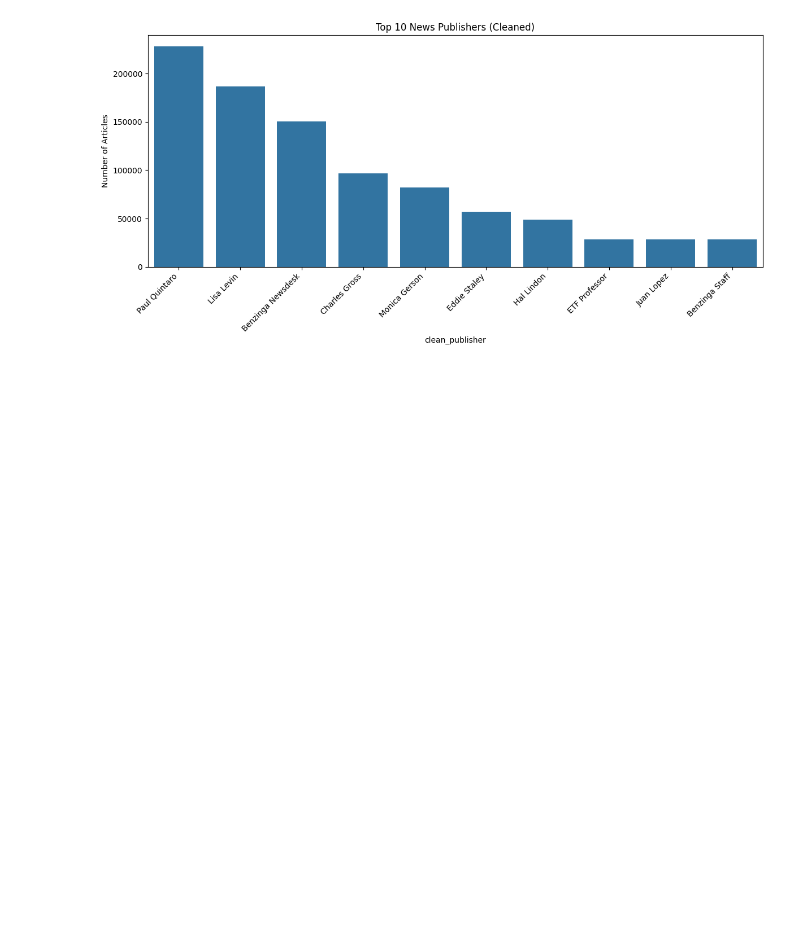
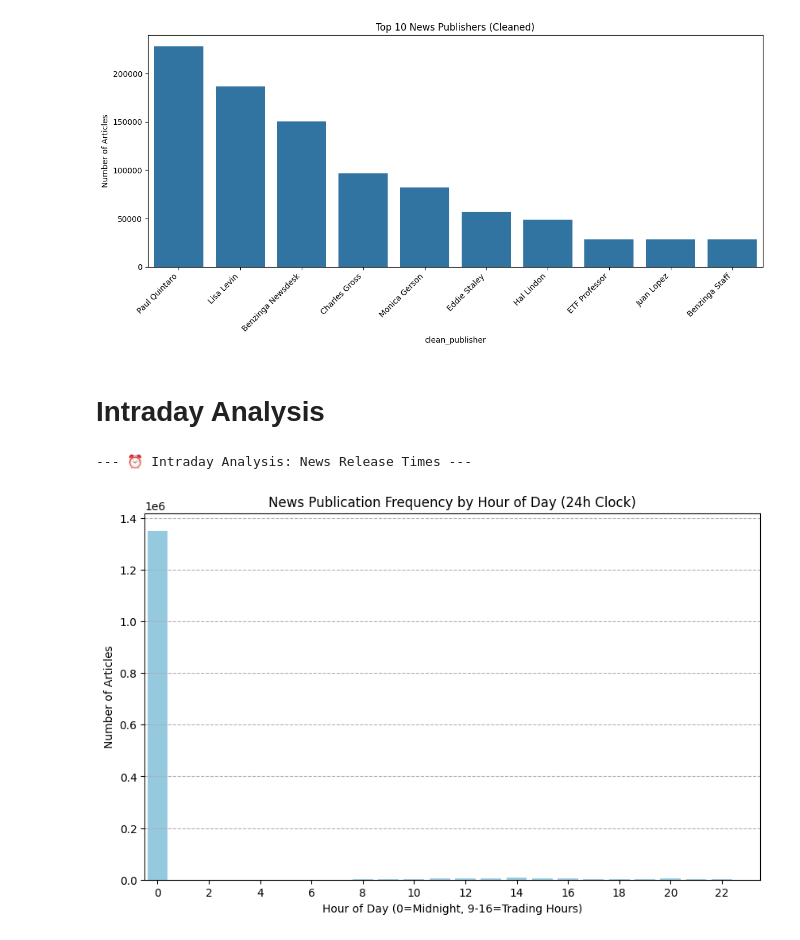
Before and after one commit to rahel-yab/Predicting-Price-Moves-with-News-Sentiment, a Jupyter notebook: notebooks/01_initial_eda.ipynb, the cells around one changed output. Cells and saved outputs as stored; diff of their text form; code cells hidden in the pictures; blank space fills up the shorter version.

Commit message:
implemented intrady analysis

```diff
--- a/notebooks/01_initial_eda.ipynb
+++ b/notebooks/01_initial_eda.ipynb
@@ -229,3 +229,27 @@ Juan Lopez            28438
 Benzinga Staff        28114
 Name: count, dtype: int64
 [figure]
+# %% [markdown]
+# Intraday Analysis
+# %%
+
+print("\n--- ⏰ Intraday Analysis: News Release Times ---")
+
+# Extract the hour of publication (0 to 23)
+news_df['publish_hour'] = news_df['date'].dt.hour
+
+# Count the frequency of publications per hour
+hourly_counts = news_df['publish_hour'].value_counts().sort_index()
+
+# Visualization
+plt.figure(figsize=(10, 6))
+sns.barplot(x=hourly_counts.index, y=hourly_counts.values, color='skyblue')
+plt.title('News Publication Frequency by Hour of Day (24h Clock)')
+plt.xlabel('Hour of Day (0=Midnight, 9-16=Trading Hours)')
+plt.ylabel('Number of Articles')
+plt.xticks(range(0, 24, 2)) # Show every other hour
+plt.grid(axis='y', linestyle='--')
+plt.show()
+# %% [output]
+--- ⏰ Intraday Analysis: News Release Times ---
+[figure, added]
```
